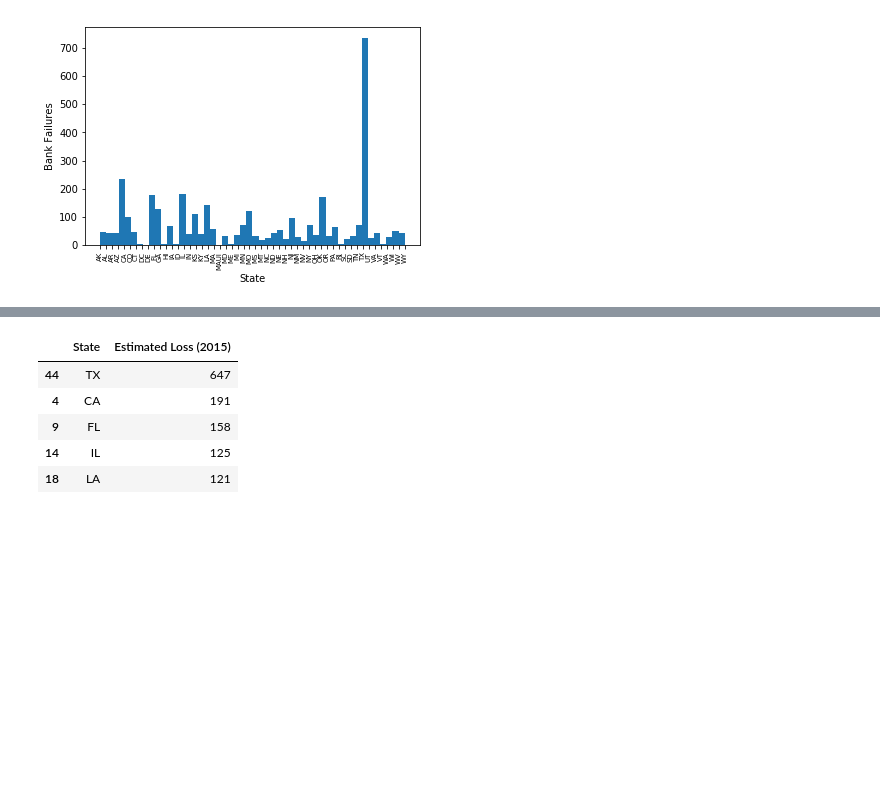
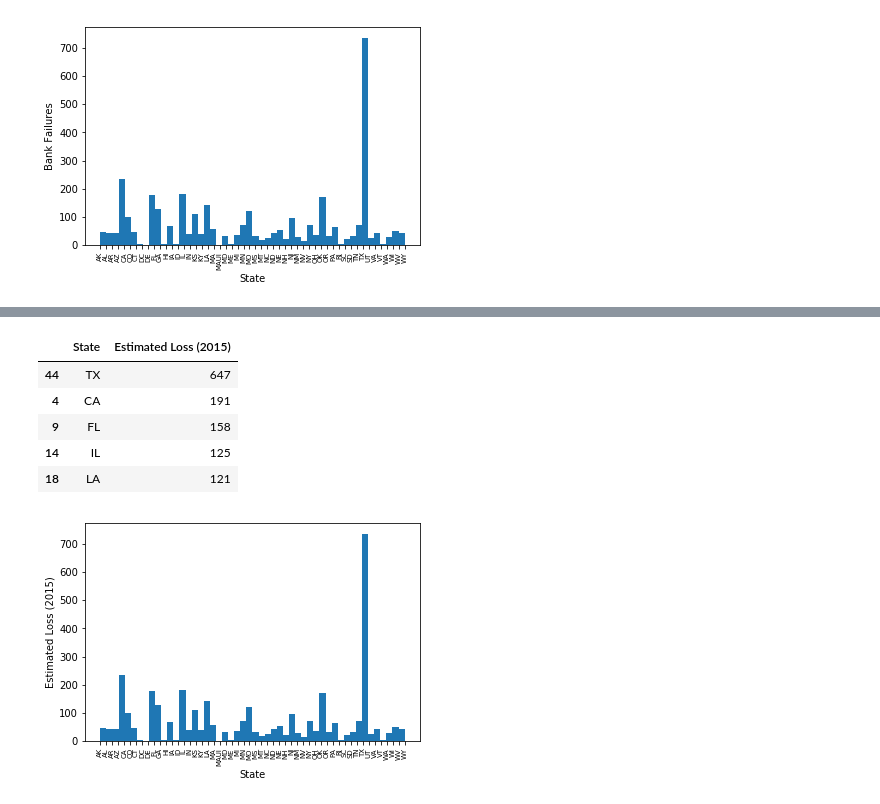
Before and after one commit to bar10009/Thinkful-Capstone-, a Jupyter notebook: Capstone Project 2018.ipynb, the cells around one changed output, grey strips where cells are left out. Cells and saved outputs as stored; diff of their text form; code cells hidden in the pictures; blank space fills up the shorter version.

```diff
--- a/Capstone Project 2018.ipynb
+++ b/Capstone Project 2018.ipynb
@@ -296,11 +313,17 @@ Drew
 # %%
 # Top five banks with estimated losses
+plt.hist(banks['State'],bins=50)
+plt.xticks(fontsize=7,rotation=90)
+plt.xlabel('State')
+plt.ylabel('Estimated Loss (2015)')
+
 banks_by_state = banks.groupby('State', as_index=False)['Estimated Loss (2015)'].agg('count')
 banks_by_state.sort_values(by='Estimated Loss (2015)', ascending=False).iloc[0:5]
 # %% [output]
 |  | State | Estimated Loss (2015) |
 | 44 | TX | 647 |
 | 4 | CA | 191 |
 | 9 | FL | 158 |
 | 14 | IL | 125 |
 | 18 | LA | 121 |
+[figure, added]
```
Also changed, not shown: parts of 10 cells of this notebook.
